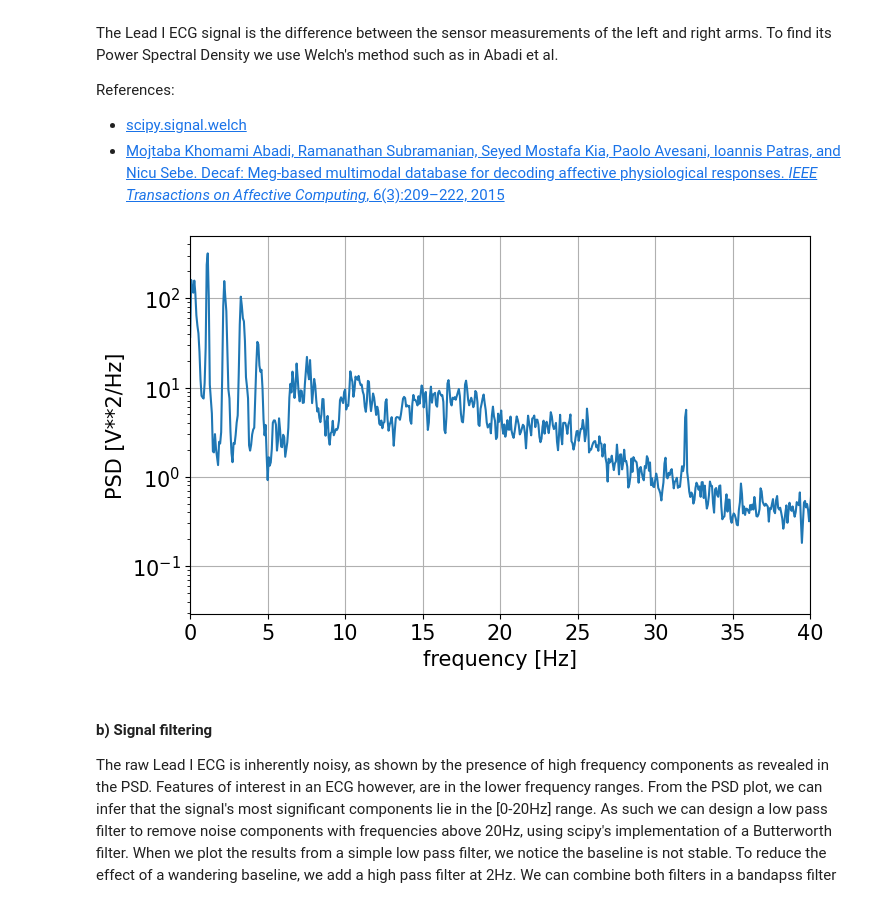
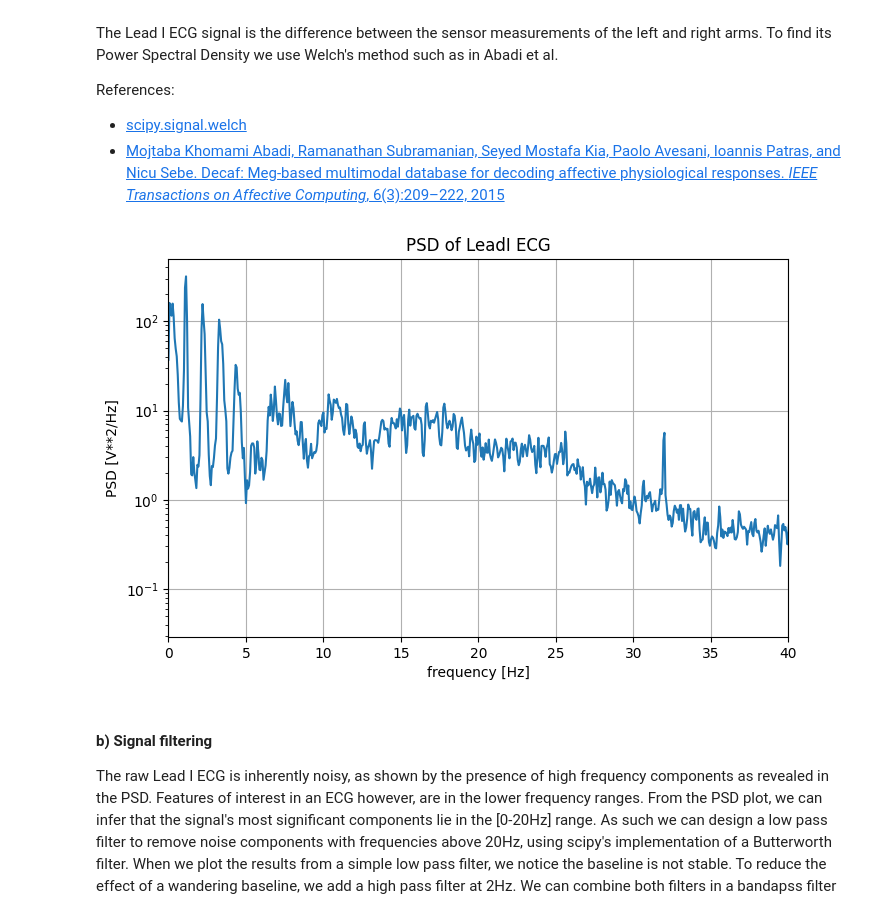
Before and after one commit to massimoalbarello/ubi-comp, a Jupyter notebook: project_2/project_2.ipynb, the cells around one changed output. Cells and saved outputs as stored; diff of their text form; code cells hidden in the pictures.

```diff
--- a/project_2/project_2.ipynb
+++ b/project_2/project_2.ipynb
@@ -38,30 +38,29 @@ References:
 # %%
 # Get data for the first patient
 with open("ex2_recordings/participant_01.pkl", "rb") as f:
     particiapnt_01_data = pickle.load(f)
 
 # Extract sampling frequency of ECG
 ECG_freq = particiapnt_01_data["FS_ECG"]
 
 # Extract Lead I ECG (left_hand - right hand) signal of the first participant watching clip 1
 raw_ECG_p1 = np.array(particiapnt_01_data["recordings"][1]["ECG"])
 
 lead1_ecg_p1= np.array(raw_ECG_p1[:,1]-raw_ECG_p1[:,2])
 
 # Parameters for calculating the PSD
 # From [1] in exercise handout: Welch method using window length of 15xsr overlap 10xsr where sr denotes sampling rate
 f, Pxx_den = signal.welch(x=lead1_ecg_p1, fs= ECG_freq, nperseg = 15*ECG_freq, noverlap= 10*ECG_freq, scaling='density', average='mean')
 
 plt.semilogy(f, Pxx_den)
 plt.xlim(0,40)
 plt.xlabel('frequency [Hz]')
 plt.ylabel('PSD [V**2/Hz]')
-plt.rcParams.update({'font.size': 15})
-# plt.title('PSD of LeadI ECG')
+plt.title('PSD of LeadI ECG')
 plt.grid(True)
 plt.show()
 # %% [output]
-[figure, old version]
+[figure, new version]
 # %% [markdown]
 #### b) Signal filtering
 
```
Also changed, not shown: parts of 11 cells of this notebook.
